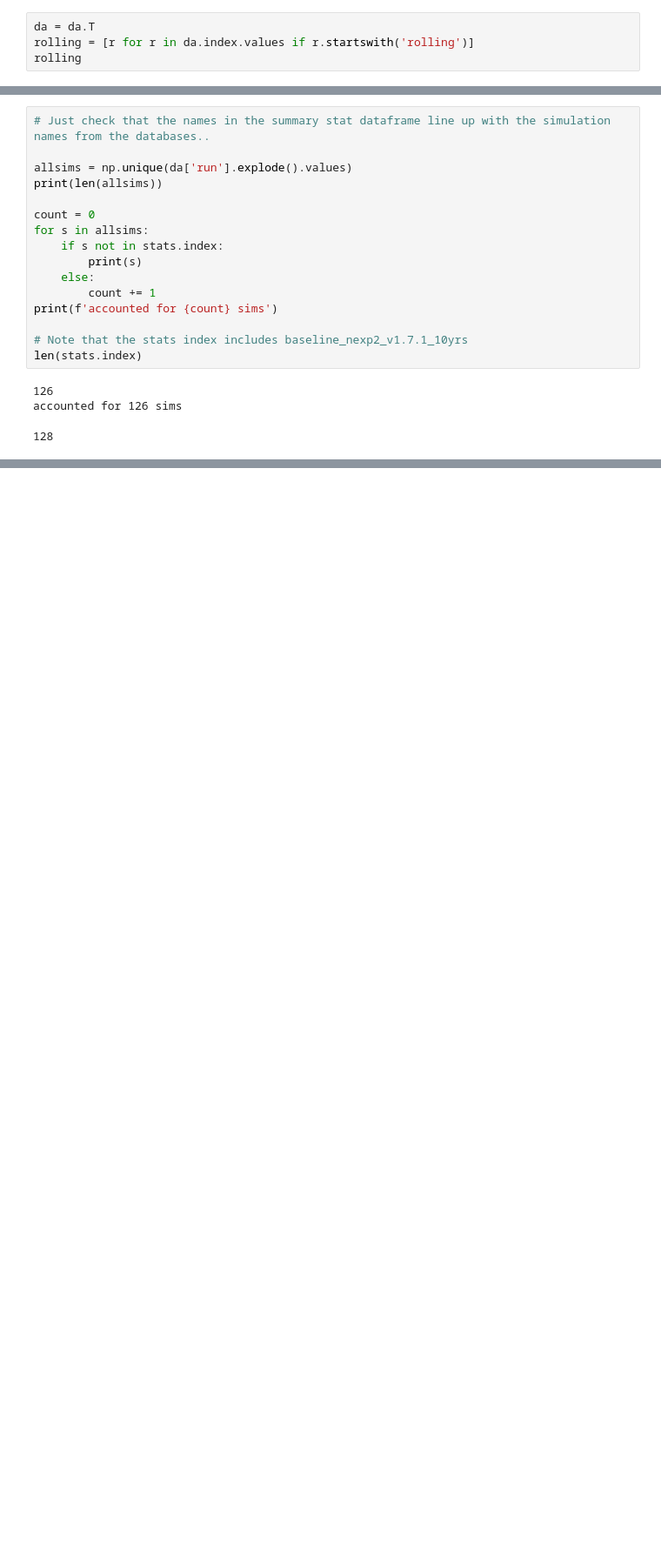
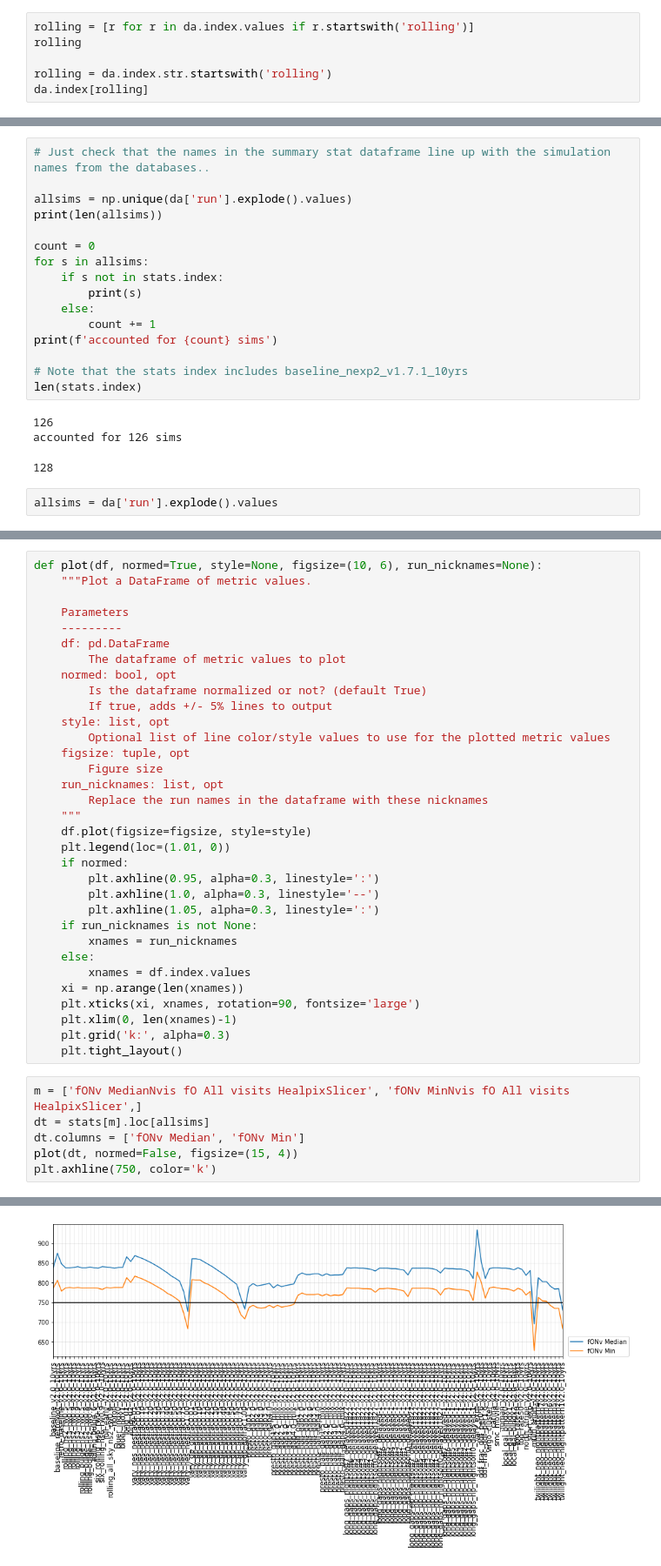
Before and after one commit to rhiannonlynne/notebooks, a Jupyter notebook: Making Runlist (dict or data frame).ipynb, the cells around one changed output, grey strips where cells are left out. Shown at 87% size. Saved outputs shown, nothing was run; the diff lists cells and outputs as text; blank space fills up the shorter version.

```diff
--- a/Making Runlist (dict or data frame).ipynb
+++ b/Making Runlist (dict or data frame).ipynb
@@ -346,5 +415,7 @@ da
 # %%
-da = da.T
 rolling = [r for r in da.index.values if r.startswith('rolling')]
 rolling
+
+rolling = da.index.str.startswith('rolling')
+da.index[rolling]
 # %% [output]
@@ -413,3 +480,5 @@ len(stats.index)
 126
 accounted for 126 sims
 128
+# %%
+allsims = da['run'].explode().values
@@ -415,0 +504,40 @@ accounted for 126 sims
+# %%
+def plot(df, normed=True, style=None, figsize=(10, 6), run_nicknames=None):
+    """Plot a DataFrame of metric values.
+
+    Parameters
+    ---------
+    df: pd.DataFrame
+        The dataframe of metric values to plot
+    normed: bool, opt
+        Is the dataframe normalized or not? (default True)
+        If true, adds +/- 5% lines to output
+    style: list, opt
+        Optional list of line color/style values to use for the plotted metric values
+    figsize: tuple, opt
+        Figure size
+    run_nicknames: list, opt
+        Replace the run names in the dataframe with these nicknames
+    """
+    df.plot(figsize=figsize, style=style)
+    plt.legend(loc=(1.01, 0))
+    if normed:
+        plt.axhline(0.95, alpha=0.3, linestyle=':')
+        plt.axhline(1.0, alpha=0.3, linestyle='--')
+        plt.axhline(1.05, alpha=0.3, linestyle=':')
+    if run_nicknames is not None:
+        xnames = run_nicknames
+    else:
+        xnames = df.index.values
+    xi = np.arange(len(xnames))
+    plt.xticks(xi, xnames, rotation=90, fontsize='large')
+    plt.xlim(0, len(xnames)-1)
+    plt.grid('k:', alpha=0.3)
+    plt.tight_layout()
+# %%
+m = ['fONv MedianNvis fO All visits HealpixSlicer', 'fONv MinNvis fO All visits HealpixSlicer',]
+dt = stats[m].loc[allsims]
+dt.columns = ['fONv Median', 'fONv Min']
+plot(dt, normed=False, figsize=(15, 4))
+plt.axhline(750, color='k')
+# %% [output]
@@ -415,0 +545 @@ accounted for 126 sims
+[figure, added]
```
Also changed, not shown: parts of 20 cells of this notebook, 2 other files.
